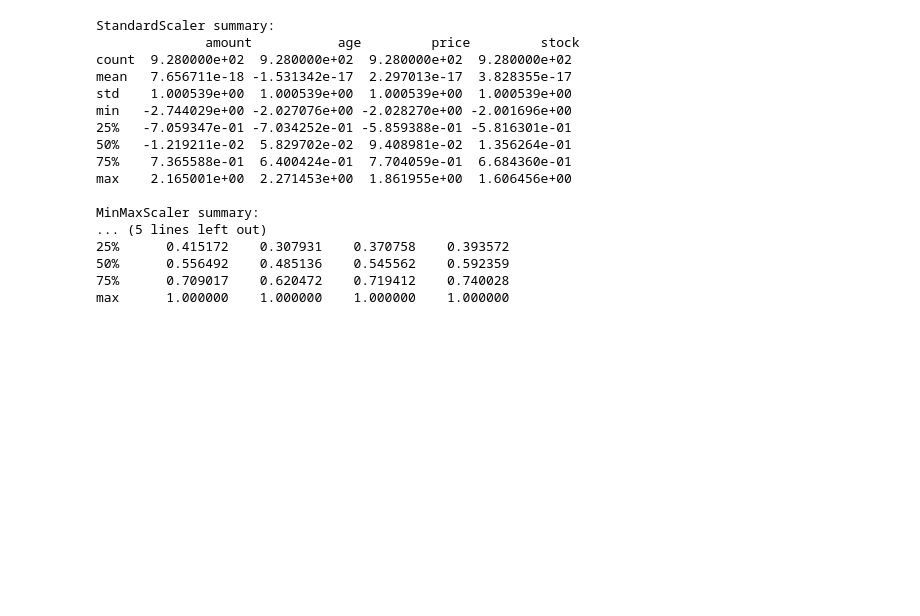
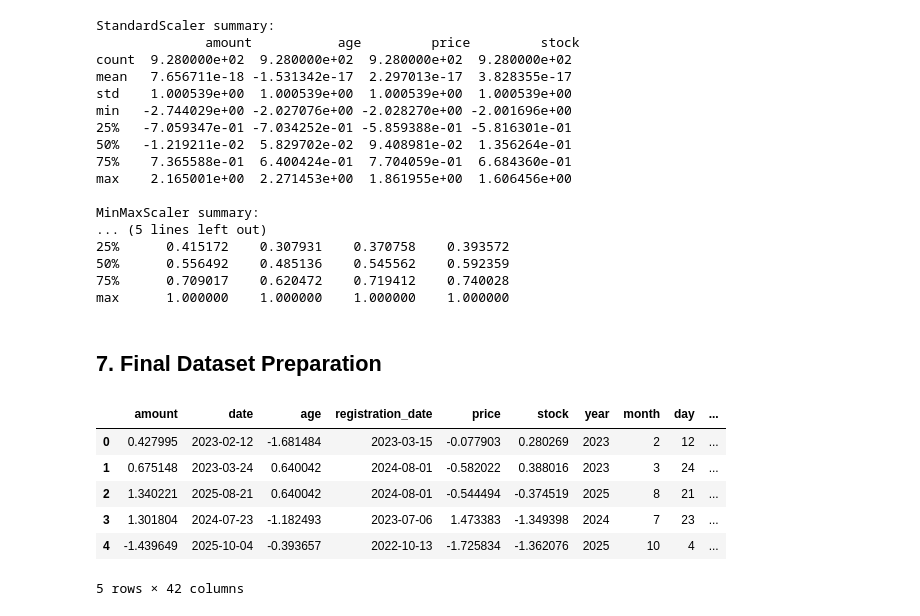
Before and after one commit to omvaja693-create/Customer-Purchase-Behavior-Analyzer, a Jupyter notebook: Customer Purchase Behavior Analyzer.ipynb, the cells around one changed output. Drawn from its saved outputs; the diff is of its cells as text; code cells hidden in the pictures; blank space fills up the shorter version.

```diff
--- a/Customer Purchase Behavior Analyzer.ipynb
+++ b/Customer Purchase Behavior Analyzer.ipynb
@@ -286,0 +287,12 @@ df['registration_date'] = pd.to_datetime(df['registration_date'])
+# %% [markdown]
+## 7. Final Dataset Preparation
+# %%
+df.head()
+# %% [output]
+|  | amount | date | age | registration_date | price | stock | year | month | day | ... |
+| 0 | 0.427995 | 2023-02-12 | -1.681484 | 2023-03-15 | -0.077903 | 0.280269 | 2023 | 2 | 12 | ... |
+| 1 | 0.675148 | 2023-03-24 | 0.640042 | 2024-08-01 | -0.582022 | 0.388016 | 2023 | 3 | 24 | ... |
+| 2 | 1.340221 | 2025-08-21 | 0.640042 | 2024-08-01 | -0.544494 | -0.374519 | 2025 | 8 | 21 | ... |
+| 3 | 1.301804 | 2024-07-23 | -1.182493 | 2023-07-06 | 1.473383 | -1.349398 | 2024 | 7 | 23 | ... |
+| 4 | -1.439649 | 2025-10-04 | -0.393657 | 2022-10-13 | -1.725834 | -1.362076 | 2025 | 10 | 4 | ... |
+5 rows × 42 columns
```
Also changed, not shown: parts of 5 cells of this notebook.
